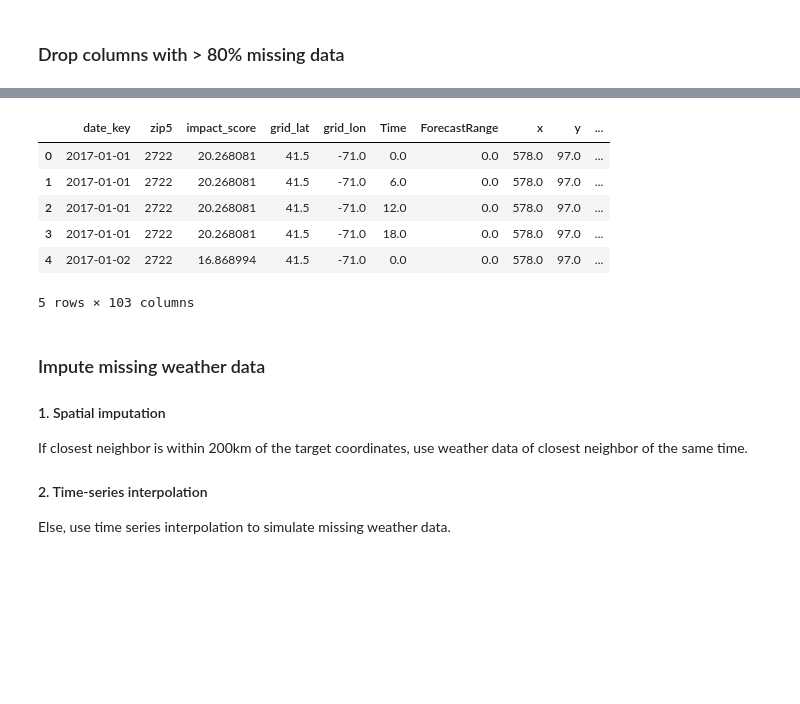
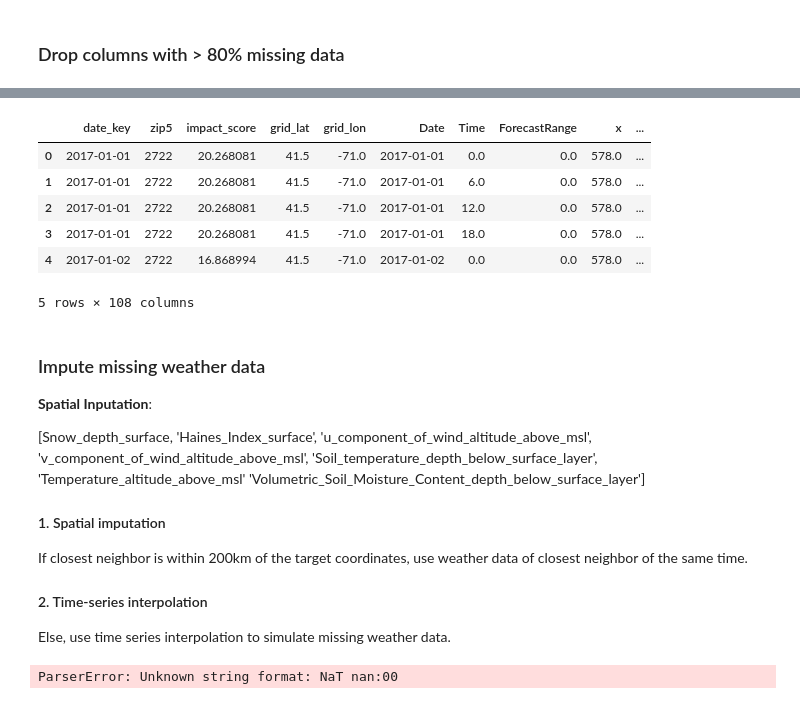
Before and after one commit to chitwankaudan/whetherweather, a Jupyter notebook: impute_missing_data.ipynb, the cells around one changed output, grey strips where cells are left out. Saved outputs shown, nothing was run; the diff lists cells and outputs as text; code cells hidden in the pictures; blank space fills up the shorter version.

Commit message:
impute data from full df

```diff
--- a/impute_missing_data.ipynb
+++ b/impute_missing_data.ipynb
@@ -150,2 +113,2 @@ Some caveats to this method:
 # %%
-data = pd.read_hdf('data.h5')
+data = pd.read_hdf('full.h5')
@@ -158,46 +194,58 @@ data = pd.read_hdf('data.h5')
 # %%
-data = data.drop(columns = ["Categorical_Snow_surface",\
+data = data.drop(columns = ["ForecastRange","Categorical_Snow_surface",\
                               "Composite_reflectivity_entire_atmosphere",
                               "Graupel_snow_pellets_hybrid",\
                               "Graupel_snow_pellets_isobaric",\
                               "Snow_mixing_ratio_hybrid",\
                               "Snow_mixing_ratio_isobaric",\
                               'Geopotential_height_potential_vorticity_surface', \
                               'u_component_of_wind_potential_vorticity_surface',\
                               'v_component_of_wind_potential_vorticity_surface',\
                               'Categorical_Ice_Pellets_surface',\
                               'Ice_water_mixing_ratio_hybrid',\
                               'Ice_water_mixing_ratio_isobaric',\
                               'Precipitation_rate_surface',\
                               'Vertical_velocity_geometric_isobaric',\
                               'Ice_growth_rate_altitude_above_msl',\
                               'Land_sea_coverage_nearest_neighbor_land1sea0_surface',\
                               'Pressure_potential_vorticity_surface',\
                               'Temperature_potential_vorticity_surface',\
                               'Vertical_Speed_Shear_potential_vorticity_surface',\
                               'Rain_mixing_ratio_hybrid',\
                               'Total_cloud_cover_isobaric',\
                               'Cloud_mixing_ratio_hybrid',\
                               'Categorical_Freezing_Rain_surface',\
                               'Categorical_Rain_surface', 'Visibility_surface'])
 data.head()
 # %% [output]
-|  | date_key | zip5 | impact_score | grid_lat | grid_lon | Time | ForecastRange | x | y | ... |
-| 0 | 2017-01-01 | 2722 | 20.268081 | 41.5 | -71.0 | 0.0 | 0.0 | 578.0 | 97.0 | ... |
-| 1 | 2017-01-01 | 2722 | 20.268081 | 41.5 | -71.0 | 6.0 | 0.0 | 578.0 | 97.0 | ... |
-| 2 | 2017-01-01 | 2722 | 20.268081 | 41.5 | -71.0 | 12.0 | 0.0 | 578.0 | 97.0 | ... |
-| 3 | 2017-01-01 | 2722 | 20.268081 | 41.5 | -71.0 | 18.0 | 0.0 | 578.0 | 97.0 | ... |
-| 4 | 2017-01-02 | 2722 | 16.868994 | 41.5 | -71.0 | 0.0 | 0.0 | 578.0 | 97.0 | ... |
+|  | date_key | zip5 | impact_score | grid_lat | grid_lon | Date | Time | ForecastRange | x | ... |
+| 0 | 2017-01-01 | 2722 | 20.268081 | 41.5 | -71.0 | 2017-01-01 | 0.0 | 0.0 | 578.0 | ... |
+| 1 | 2017-01-01 | 2722 | 20.268081 | 41.5 | -71.0 | 2017-01-01 | 6.0 | 0.0 | 578.0 | ... |
+| 2 | 2017-01-01 | 2722 | 20.268081 | 41.5 | -71.0 | 2017-01-01 | 12.0 | 0.0 | 578.0 | ... |
+| 3 | 2017-01-01 | 2722 | 20.268081 | 41.5 | -71.0 | 2017-01-01 | 18.0 | 0.0 | 578.0 | ... |
+| 4 | 2017-01-02 | 2722 | 16.868994 | 41.5 | -71.0 | 2017-01-02 | 0.0 | 0.0 | 578.0 | ... |
-5 rows × 103 columns
+5 rows × 108 columns
 # %% [markdown]
 ### Impute missing weather data
+**Spatial Inputation**:
+
+[Snow_depth_surface,
+'Haines_Index_surface',
+'u_component_of_wind_altitude_above_msl',
+'v_component_of_wind_altitude_above_msl',
+'Soil_temperature_depth_below_surface_layer',
+'Temperature_altitude_above_msl'
+'Volumetric_Soil_Moisture_Content_depth_below_surface_layer']
+
 #### 1. Spatial imputation
 If closest neighbor is within 200km of the target coordinates, use weather data of closest neighbor of the same time.
 
 #### 2. Time-series interpolation
 Else, use time series interpolation to simulate missing weather data.
 # %%
-data['datetime']= pd.to_datetime(data['date_key'].apply(str)+' '+data['Time'].apply(str)+":00")
+data['datetime']= pd.to_datetime(data['Date'].apply(str)+' '+data['Time'].apply(str)+":00")
+# %% [output]
+ParserError: Unknown string format: NaT nan:00
 # %%
 cols_to_impute = ['Snow_depth_surface', 'Haines_Index_surface',\
 'u_component_of_wind_altitude_above_msl', 'v_component_of_wind_altitude_above_msl',\
```
Also changed, not shown: parts of 16 cells of this notebook.
